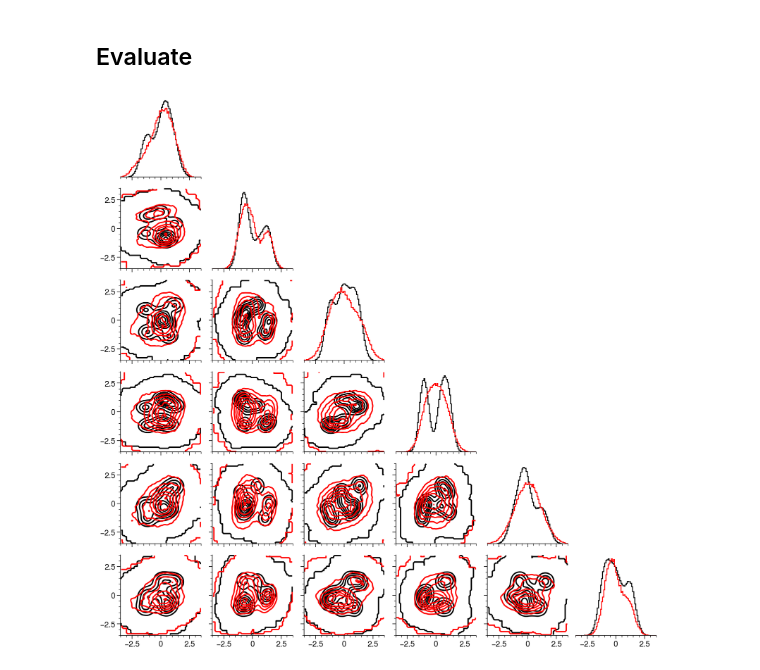
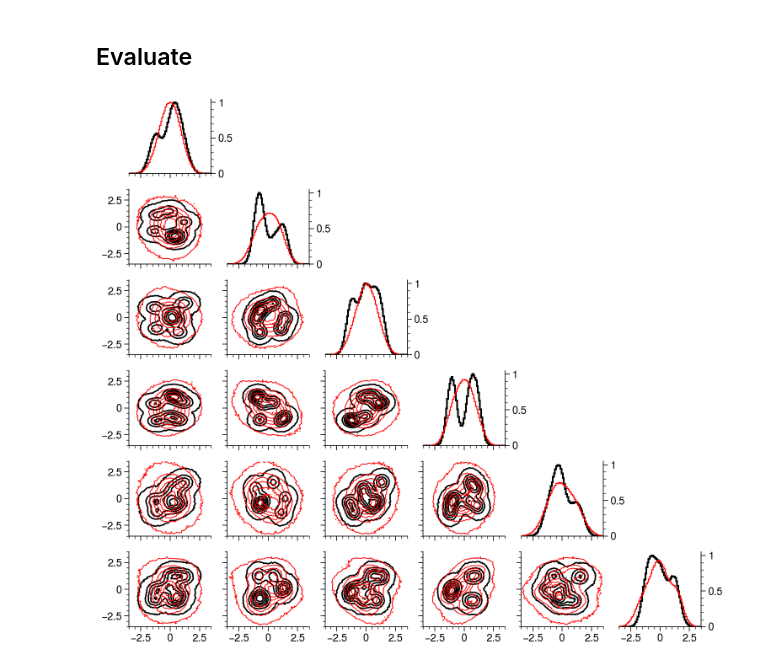
Before and after one commit to austin-hoover/ment, a Jupyter notebook: examples/rec_nd_1d_rand_sample.ipynb, the cells around one changed output. Cells and saved outputs as stored; diff of their text form; code cells hidden in the pictures.

```diff
--- a/examples/rec_nd_1d_rand_sample.ipynb
+++ b/examples/rec_nd_1d_rand_sample.ipynb
@@ -203,20 +246,23 @@ epoch = 1
 ## Evaluate
 # %%
 x_pred = model.unnormalize(model.sample(1_000_000))
-
-grid = psv.CornerGrid(ndim, figwidth=(ndim * 1.5))
-for x, color in zip([x_true, x_pred], ["black", "red"]):
-    grid.plot(
-        x,
-        limits=limits,
-        bins=75,
-        diag_kws=dict(color=color),
-        mask=False,
-        kind="contour",
-        process_kws=dict(blur=1.0),
-        color=color,
-        N=7,
-    )
-plt.show()
-# %% [output]
-[figure, removed]
+# %%
+grid = psv.CornerGrid(ndim, figheight=(ndim * 1.10), figwidth=(ndim * 1.25), diag_rspine=True, space=1.5)
+for i, x in enumerate([x_true, x_pred]):
+    color = ["black", "red"][i]
+    lw = [1.2, 0.7][i]
+    grid.plot(
+        x,
+        limits=limits,
+        bins=75,
+        diag_kws=dict(color=color, lw=(lw * 1.25)),
+        kind="contour",
+        process_kws=dict(blur=0.0, scale="max"),
+        mask=False,
+        levels=np.linspace(0.01, 1.0, 7),
+        color=color,
+        lw=lw,
+    )
+plt.show()
+# %% [output]
+[figure, added]
```
Also changed, not shown: parts of 21 cells of this notebook, 9 other files.
